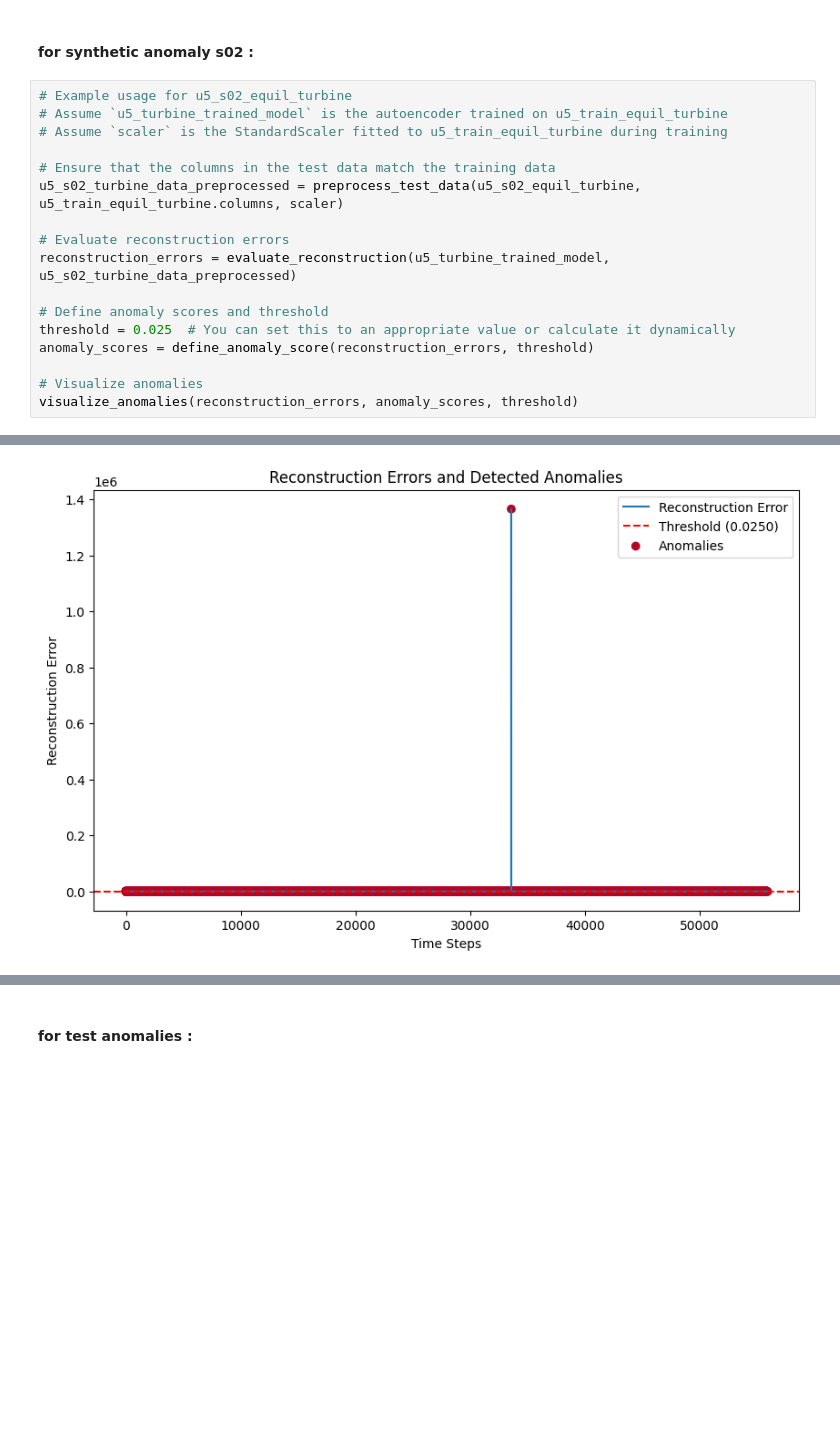
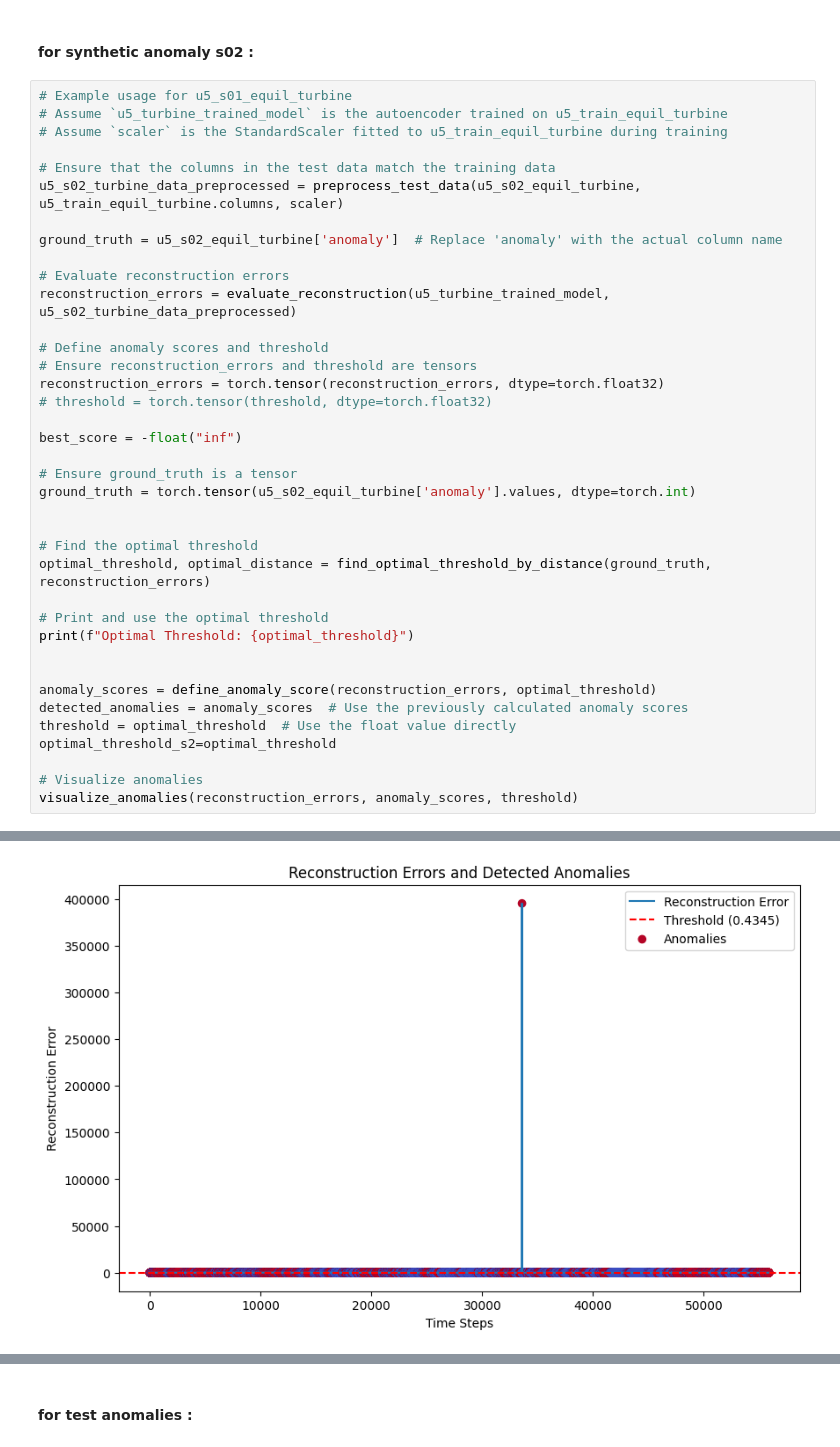
Before and after one commit to j0shcd/ml4pm-project, a Jupyter notebook: Hubert_Tries.ipynb, the cells around one changed output, grey strips where cells are left out. Drawn from its saved outputs; the diff is of its cells as text; blank space fills up the shorter version.

```diff
--- a/Hubert_Tries.ipynb
+++ b/Hubert_Tries.ipynb
@@ -464,19 +491,40 @@ plt.show()
 # %% [markdown]
 #### for synthetic anomaly s02 :
 # %%
-# Example usage for u5_s02_equil_turbine
+# Example usage for u5_s01_equil_turbine
 # Assume `u5_turbine_trained_model` is the autoencoder trained on u5_train_equil_turbine
 # Assume `scaler` is the StandardScaler fitted to u5_train_equil_turbine during training
 
 # Ensure that the columns in the test data match the training data
 u5_s02_turbine_data_preprocessed = preprocess_test_data(u5_s02_equil_turbine, u5_train_equil_turbine.columns, scaler)
 
+ground_truth = u5_s02_equil_turbine['anomaly']  # Replace 'anomaly' with the actual column name
+
 # Evaluate reconstruction errors
 reconstruction_errors = evaluate_reconstruction(u5_turbine_trained_model, u5_s02_turbine_data_preprocessed)
 
 # Define anomaly scores and threshold
-threshold = 0.025  # You can set this to an appropriate value or calculate it dynamically
-anomaly_scores = define_anomaly_score(reconstruction_errors, threshold)
+# Ensure reconstruction_errors and threshold are tensors
+reconstruction_errors = torch.tensor(reconstruction_errors, dtype=torch.float32)
+# threshold = torch.tensor(threshold, dtype=torch.float32)
+
+best_score = -float("inf")
+
+# Ensure ground_truth is a tensor
+ground_truth = torch.tensor(u5_s02_equil_turbine['anomaly'].values, dtype=torch.int)
+
+
+# Find the optimal threshold
+optimal_threshold, optimal_distance = find_optimal_threshold_by_distance(ground_truth, reconstruction_errors)
+
+# Print and use the optimal threshold
+print(f"Optimal Threshold: {optimal_threshold}")
+
+
+anomaly_scores = define_anomaly_score(reconstruction_errors, optimal_threshold)
+detected_anomalies = anomaly_scores  # Use the previously calculated anomaly scores
+threshold = optimal_threshold  # Use the float value directly
+optimal_threshold_s2=optimal_threshold
 
 # Visualize anomalies
 visualize_anomalies(reconstruction_errors, anomaly_scores, threshold)
@@ -484,4 +535,4 @@ visualize_anomalies(reconstruction_errors, anomaly_scores, threshold)
-[figure, old version]
+[figure, new version]
 # %%
 # Assuming `anomaly_scores` is already calculated in the previous cells
 ground_truth_u5_s02_T = u5_s02_equil_turbine['anomaly']  # Replace 'anomaly' with the actual column name
```
Also changed, not shown: parts of 16 cells of this notebook.
